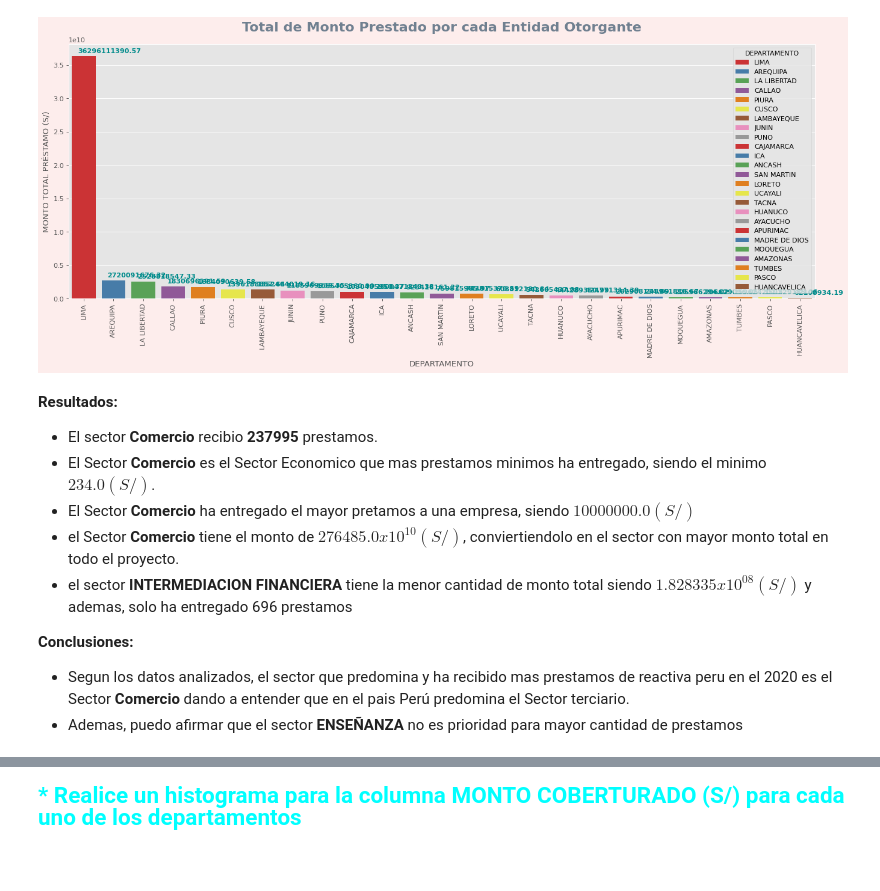
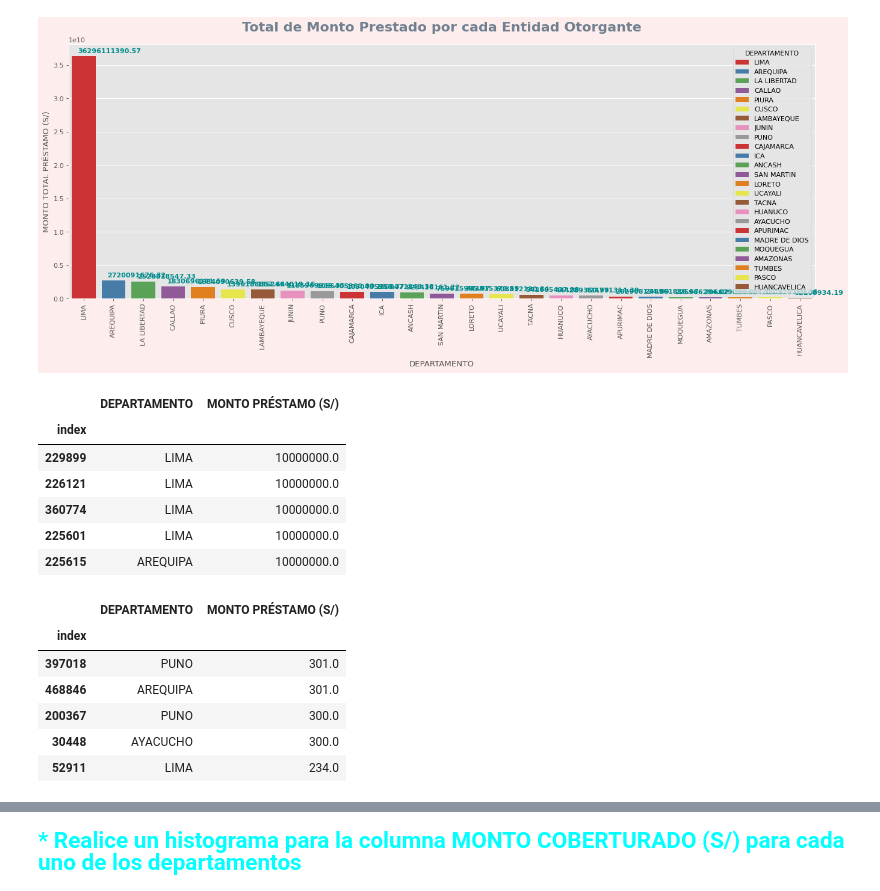
Before and after one commit to joelbarranteswins/Specialization_Final_Exam, a Jupyter notebook: Pregunta 1.ipynb, the cells around one changed output, grey strips where cells are left out. Cells and saved outputs as stored; diff of their text form; code cells hidden in the pictures; blank space fills up the shorter version.

```diff
--- a/Pregunta 1.ipynb
+++ b/Pregunta 1.ipynb
@@ -370,15 +395,27 @@ for i, v in enumerate(y):
 plt.show()
 # %% [output]
 [figure]
-# %% [markdown]
-**Resultados:**
-* El sector **Comercio** recibio **237995** prestamos.
-* El Sector **Comercio** es el Sector Economico que mas prestamos minimos ha entregado, siendo el minimo $234.0 (S/)$.
-* El Sector **Comercio** ha entregado el mayor pretamos a una empresa, siendo $10000000.0 (S/)$
-* el Sector **Comercio** tiene el monto de $276485.0 x 10^{10} (S/)$, conviertiendolo en el sector con mayor monto total en todo el proyecto.
-* el sector **INTERMEDIACION FINANCIERA** tiene la menor cantidad de monto total siendo  $1.828335 x 10^{08} (S/)$ y ademas, solo ha entregado 696 prestamos
-
-
-**Conclusiones:**
-* Segun los datos analizados, el sector que predomina y ha recibido mas prestamos de reactiva peru en el 2020 es el Sector **Comercio** dando a entender que en el pais Perú predomina el Sector terciario.
-* Ademas, puedo afirmar que el sector **ENSEÑANZA** no es prioridad para mayor cantidad de prestamos
+# %%
+df[[
+    'DEPARTAMENTO','MONTO PRÉSTAMO (S/)'
+    ]].sort_values(by='MONTO PRÉSTAMO (S/)', ascending=False).head(5)
+# %% [output]
+|  | DEPARTAMENTO | MONTO PRÉSTAMO (S/) |
+| index |  |  |
+| 229899 | LIMA | 10000000.0 |
+| 226121 | LIMA | 10000000.0 |
+| 360774 | LIMA | 10000000.0 |
+| 225601 | LIMA | 10000000.0 |
+| 225615 | AREQUIPA | 10000000.0 |
+# %%
+df[[
+    'DEPARTAMENTO','MONTO PRÉSTAMO (S/)'
+    ]].sort_values(by='MONTO PRÉSTAMO (S/)', ascending=False).tail(5)
+# %% [output]
+|  | DEPARTAMENTO | MONTO PRÉSTAMO (S/) |
+| index |  |  |
+| 397018 | PUNO | 301.0 |
+| 468846 | AREQUIPA | 301.0 |
+| 200367 | PUNO | 300.0 |
+| 30448 | AYACUCHO | 300.0 |
+| 52911 | LIMA | 234.0 |
```
Also changed, not shown: parts of 14 cells of this notebook, 1 other file.
